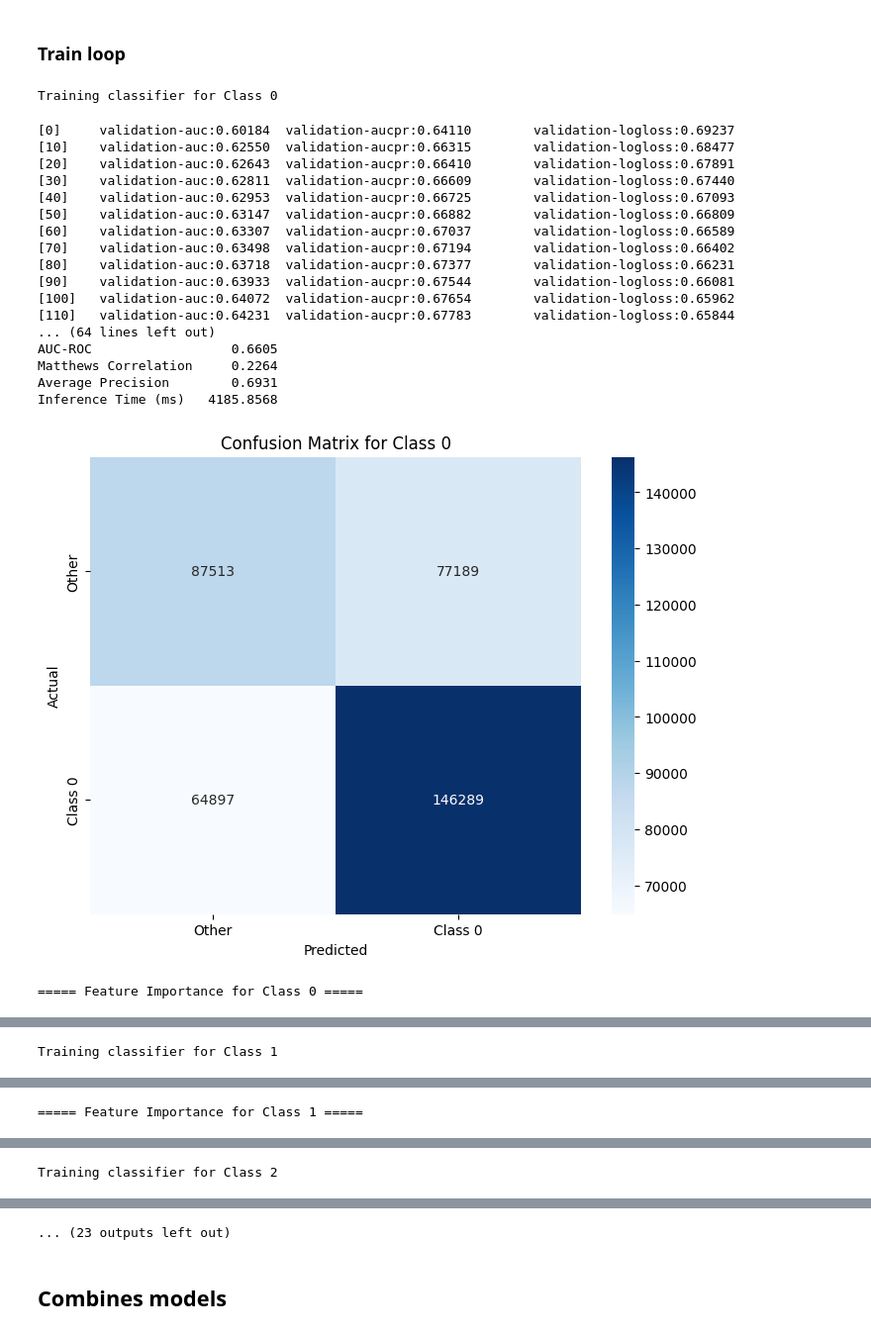
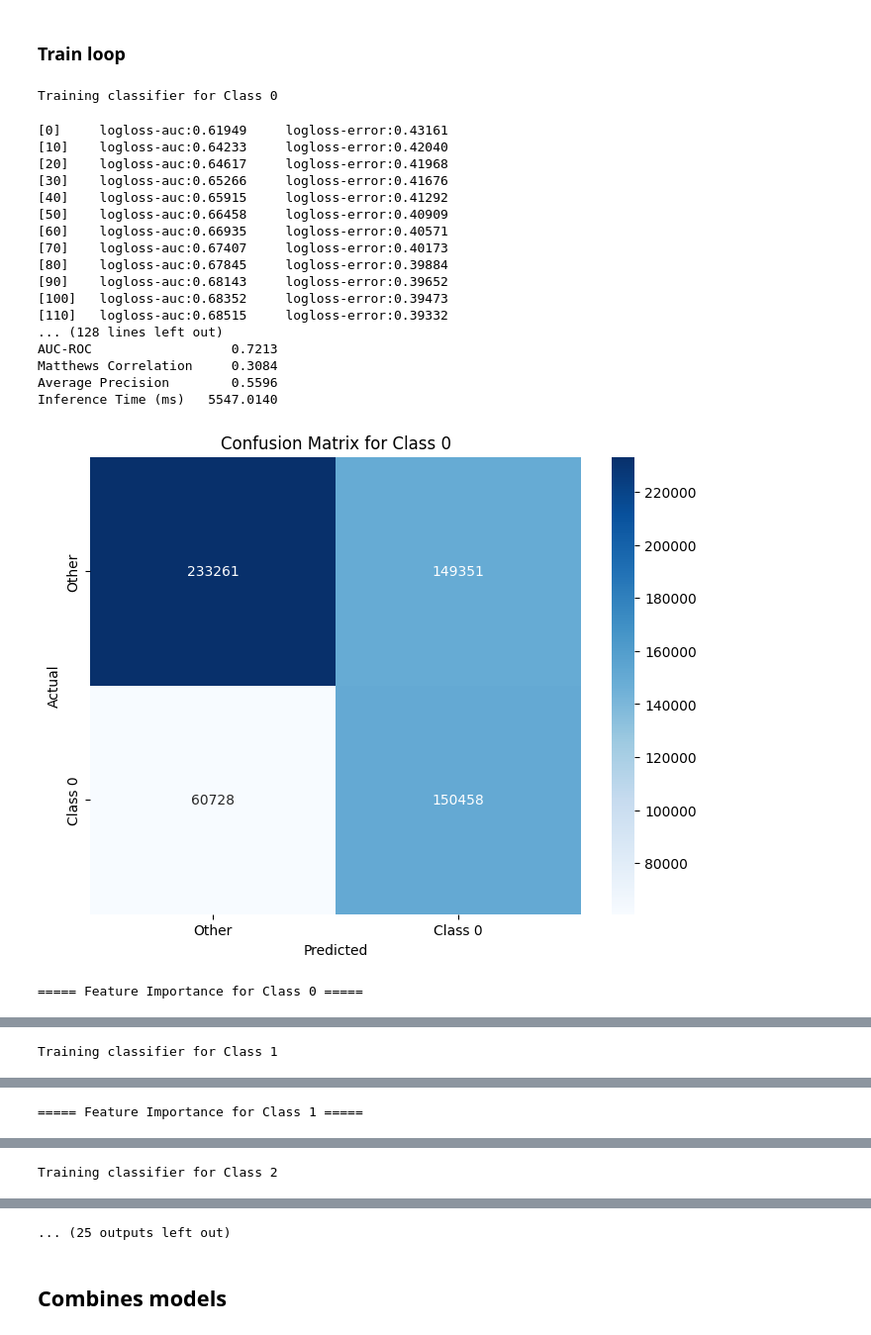
Before and after one commit to dvdbaggio/Contacts-Classification, a Jupyter notebook: contacts_prediction_ova.ipynb, the cells around one changed output, grey strips where cells are left out. Shown at 99% size. Drawn from its saved outputs; the diff is of its cells as text; code cells hidden in the pictures.

```diff
--- a/contacts_prediction_ova.ipynb
+++ b/contacts_prediction_ova.ipynb
@@ -254,6 +205,6 @@ input_dim = X_scaled.shape[1]
 # %%
 X_train_val, X_test, y_train_val, y_test = train_test_split(
-    X_scaled, y,
+    X, y,
     stratify=y,
     test_size=0.2,
     random_state=42
@@ -419,8 +361,8 @@ def lr_scheduler(boosting_round, params, num_boost_round=5000):
 # %%
 class_params = {
        0: {  # HBOND
-            'max_depth': 10,             # Deeper trees to capture complex rules.
-            'learning_rate': 0.02,         # Slightly faster learning.
+            'max_depth': 8,             # Deeper trees to capture complex rules.
+            'learning_rate': 0.05,         # Slightly faster learning.
             'min_child_weight': 1,       # Allow splits even for small groups of samples.
             'subsample': 0.8,              # Use 80% of data per tree.
             'colsample_bytree': 0.8,       # Use 80% of features per tree.
@@ -428,8 +370,8 @@ class_params = {
             'reg_alpha': 0.1,              # L1 regularization.
             'reg_lambda': 1.0,             # L2 regularization.
         },
-        1: {  # VDW (same as HBOND)
-            'max_depth': 10,
+        1: {  # VDW
+            'max_depth': 8,
             'learning_rate': 0.02,
             'min_child_weight': 1,
             'subsample': 0.8,
@@ -440,7 +382,7 @@ class_params = {
         },
         2: {  # PIPISTACK
             'max_depth': 8,              # Slightly shallower trees.
-            'learning_rate': 0.01,         # Slower learning rate.
+            'learning_rate': 0.02,         # Slower learning rate.
             'min_child_weight': 3,       # Require more samples in a leaf to split.
             'subsample': 0.85,             # Use more data per tree to ensure stability.
             'colsample_bytree': 0.7,       # Use fewer features to combat overfitting.
@@ -448,9 +390,9 @@ class_params = {
             'reg_alpha': 0.3,
             'reg_lambda': 1.5,
         },
-        3: {  # IONIC (same as PIPISTACK)
+        3: {  # IONIC
             'max_depth': 8,
-            'learning_rate': 0.01,
+            'learning_rate': 0.02,
             'min_child_weight': 3,
             'subsample': 0.85,
             'colsample_bytree': 0.7,
@@ -468,7 +410,7 @@ class_params = {
             'reg_alpha': 0.5,              # Stronger L1 regularization.
             'reg_lambda': 2.0,             # Stronger L2 regularization.
         },
-        5: {  # SSBOND (same as PICATION)
+        5: {  # SSBOND
             'max_depth': 6,
             'learning_rate': 0.01,
             'min_child_weight': 5,
@@ -478,7 +420,7 @@ class_params = {
             'reg_alpha': 0.5,
             'reg_lambda': 2.0,
         },
-        6: {  # PIHBOND (same as PICATION)
+        6: {  # PIHBOND
             'max_depth': 6,
             'learning_rate': 0.01,
             'min_child_weight': 5,
@@ -488,6 +430,16 @@ class_params = {
             'reg_alpha': 0.5,
             'reg_lambda': 2.0,
         },
+        7: {  # Unclassified
+            'max_depth': 8,             # Deeper trees to capture complex rules.
+            'learning_rate': 0.05,         # Slightly faster learning.
+            'min_child_weight': 1,       # Allow splits even for small groups of samples.
+            'subsample': 0.8,              # Use 80% of data per tree.
+            'colsample_bytree': 0.8,       # Use 80% of features per tree.
+            'gamma': 0.1,                  # Minimum loss reduction to make a split.
+            'reg_alpha': 0.1,              # L1 regularization.
+            'reg_lambda': 1.0,             # L2 regularization.
+        }
     }
 # %%
 # Create arrays to store models and predictions
@@ -517,54 +469,52 @@ for num_class in range(len(np.unique(y_train))):
 
     # Get base params
     params = {
         'device': 'cuda',
         'seed': 42,
         'objective': 'binary:logistic',
-        'eval_metric': ['auc', 'aucpr', 'logloss'],
+        'eval_metric': ['auc', 'error'],
         'max_delta_step': 1
     }
 
     # Update with class-specific params
     params.update(class_params[num_class])
     params['scale_pos_weight'] = scale_pos_weight
 
-    # callbacks = [xgb.callback.LearningRateScheduler(lr_scheduler)]
-
     model = xgb.train(
         params = params,
         dtrain=dtrain,
-        num_boost_round=5000,
-        evals=[(dval, 'validation')],
+        num_boost_round=10000,
+        evals=[(dval, 'logloss')],
         early_stopping_rounds=50,
         verbose_eval=10
     )
 
     # Save model
     os.makedirs(os.path.join(path, 'models/bin_models'), exist_ok=True)
     model.save_model(os.path.join(path, f'models/bin_models/xgboost_model_class_{num_class}.json'))
 
     evaluate_model(model, X_test, y_test, num_class, feature_names)
 
     # Store the model
     models.append(model)
 # %% [output]
 Training classifier for Class 0
-[0]     validation-auc:0.60184  validation-aucpr:0.64110        validation-logloss:0.69237
-[10]    validation-auc:0.62550  validation-aucpr:0.66315        validation-logloss:0.68477
-[20]    validation-auc:0.62643  validation-aucpr:0.66410        validation-logloss:0.67891
-[30]    validation-auc:0.62811  validation-aucpr:0.66609        validation-logloss:0.67440
-[40]    validation-auc:0.62953  validation-aucpr:0.66725        validation-logloss:0.67093
-[50]    validation-auc:0.63147  validation-aucpr:0.66882        validation-logloss:0.66809
-[60]    validation-auc:0.63307  validation-aucpr:0.67037        validation-logloss:0.66589
-[70]    validation-auc:0.63498  validation-aucpr:0.67194        validation-logloss:0.66402
-[80]    validation-auc:0.63718  validation-aucpr:0.67377        validation-logloss:0.66231
-[90]    validation-auc:0.63933  validation-aucpr:0.67544        validation-logloss:0.66081
-[100]   validation-auc:0.64072  validation-aucpr:0.67654        validation-logloss:0.65962
-[110]   validation-auc:0.64231  validation-aucpr:0.67783        validation-logloss:0.65844
-... (64 lines left out)
-AUC-ROC                  0.6605
-Matthews Correlation     0.2264
-Average Precision        0.6931
-Inference Time (ms)   4185.8568
+[0]     logloss-auc:0.61949     logloss-error:0.43161
+[10]    logloss-auc:0.64233     logloss-error:0.42040
+[20]    logloss-auc:0.64617     logloss-error:0.41968
+[30]    logloss-auc:0.65266     logloss-error:0.41676
+[40]    logloss-auc:0.65915     logloss-error:0.41292
+[50]    logloss-auc:0.66458     logloss-error:0.40909
+[60]    logloss-auc:0.66935     logloss-error:0.40571
+[70]    logloss-auc:0.67407     logloss-error:0.40173
+[80]    logloss-auc:0.67845     logloss-error:0.39884
+[90]    logloss-auc:0.68143     logloss-error:0.39652
+[100]   logloss-auc:0.68352     logloss-error:0.39473
+[110]   logloss-auc:0.68515     logloss-error:0.39332
+... (128 lines left out)
+AUC-ROC                  0.7213
+Matthews Correlation     0.3084
+Average Precision        0.5596
+Inference Time (ms)   5547.0140
-[figure, old version]
+[figure, new version]
 ===== Feature Importance for Class 0 =====
@@ -611,3 +560,3 @@ Inference Time (ms)   10255.7721
-... (23 outputs left out)
+... (25 outputs left out)
 # %% [markdown]
 ## Combines models
```
Also changed, not shown: parts of 10 cells of this notebook, 7 other files.
